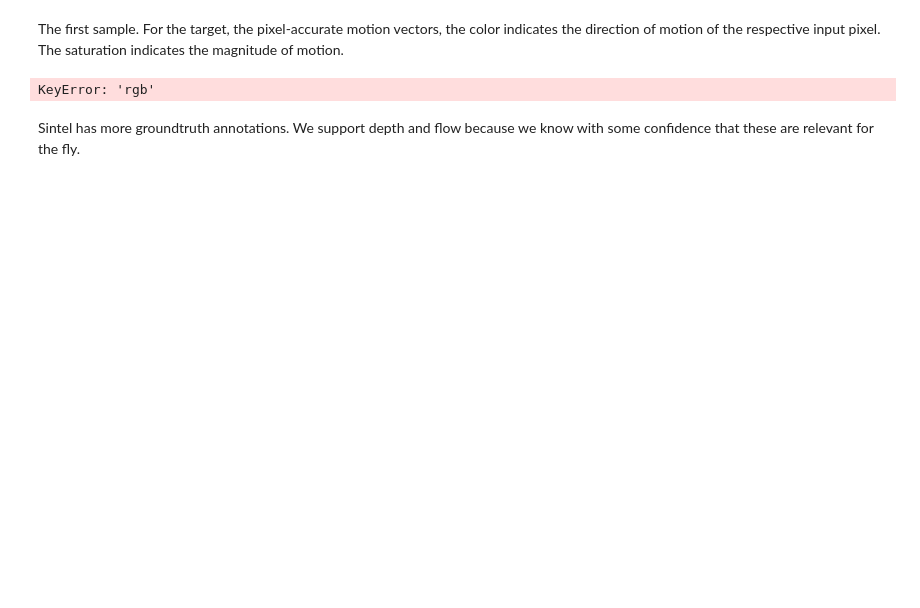
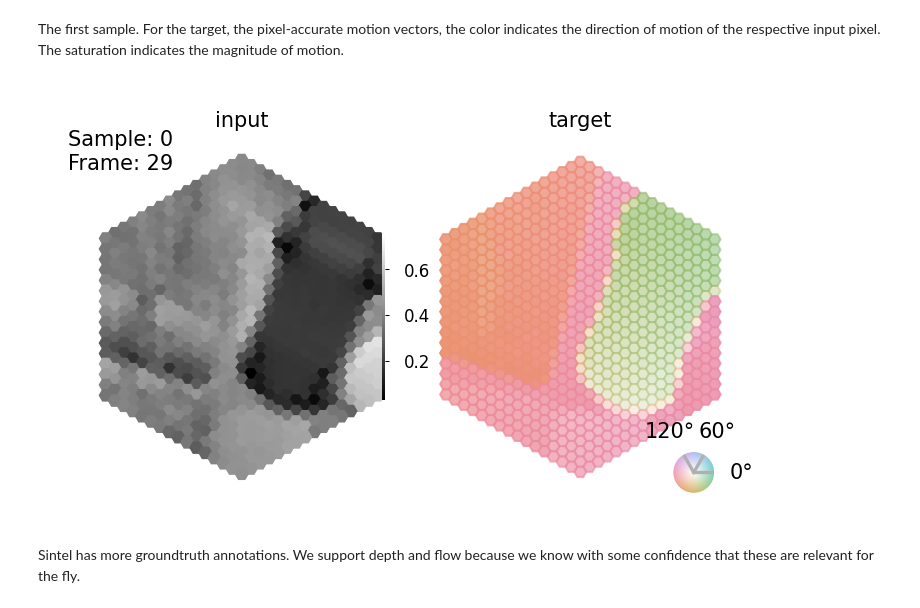
Before and after one commit to greenfire0/flyvis, a Jupyter notebook: examples/mc/02_flyvision_optic_flow_task.ipynb, the cells around one changed output. Saved outputs shown, nothing was run; the diff lists cells and outputs as text; code cells hidden in the pictures; blank space fills up the shorter version.

```diff
--- a/examples/mc/02_flyvision_optic_flow_task.ipynb
+++ b/examples/mc/02_flyvision_optic_flow_task.ipynb
@@ -142,17 +138,17 @@ The first sample. For the target, the pixel-accurate motion vectors, the color i
 # %%
 #lum = dataset[0]["lum"]
 #flow = dataset[0]["flow"]
 
 #animation = SintelSample(lum[None], flow[None])
 #animation.animate_in_notebook()
 
-lum = dataset1[2]["lum"]
-flow = dataset1[2]["flow"]
+lum = dataset_custom[2]["lum"]
+flow = dataset_custom[2]["flow"]
 
 animation = SintelSample(lum[None], flow[None])
 animation.animate_in_notebook()
 # %% [output]
-KeyError: 'rgb'
+[figure, added]
 # %% [markdown]
 Sintel has more groundtruth annotations. We support depth and flow because we know with some confidence that these are relevant for the fly.
 # %%
```
Also changed, not shown: parts of 55 cells of this notebook, 8 other files.
